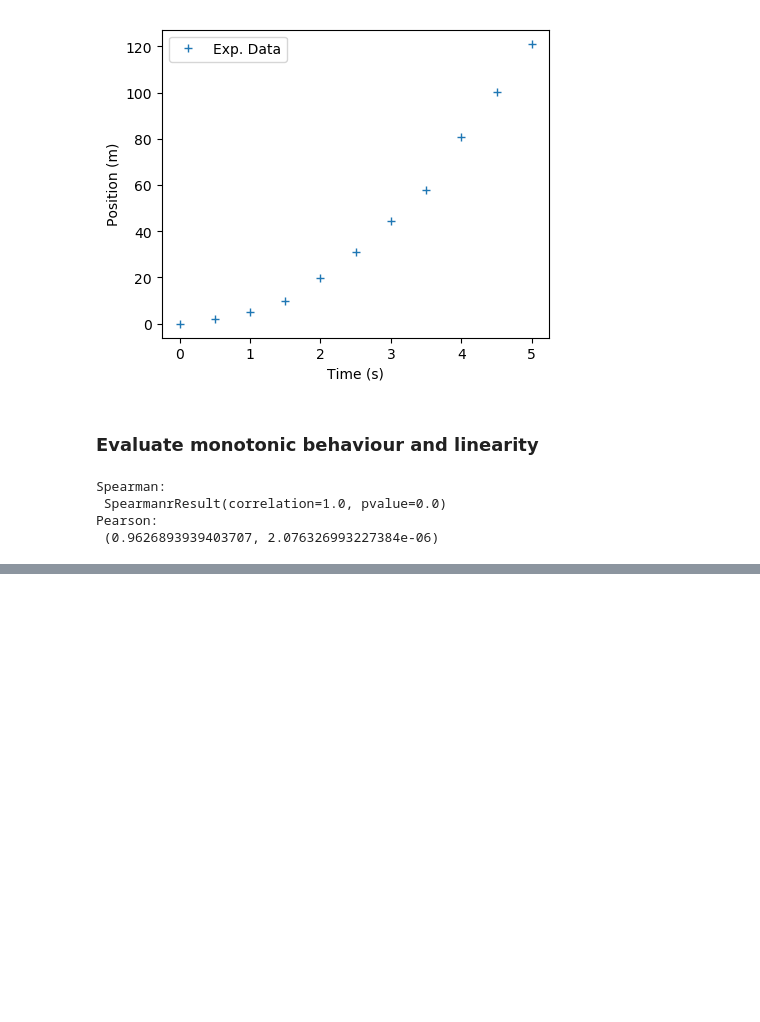
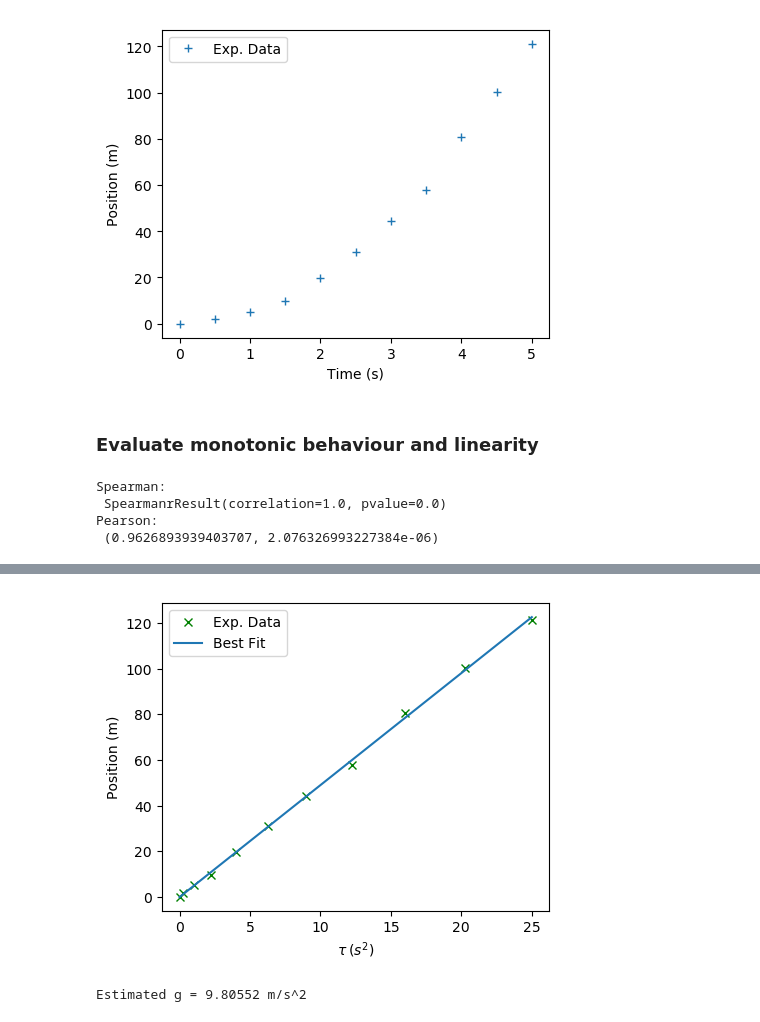
Before and after one commit to wbandabarragan/computational-physics-1, a Jupyter notebook: unit-1/problem-105.ipynb, the cells around one changed output, grey strips where cells are left out. Drawn from its saved outputs; the diff is of its cells as text; code cells hidden in the pictures; blank space fills up the shorter version.

```diff
--- a/unit-1/problem-105.ipynb
+++ b/unit-1/problem-105.ipynb
@@ -60,0 +170,12 @@ Pearson:
+# %%
+# Define new fitting model
+
+def fit_line(x_values, alpha):
+    """
+    Parabolic function with 1 free parameter (alpha)
+    Inputs: x_values are time values, alpha = free param.
+    Output: y_values are distance values
+    """
+    y_values = alpha*x_values
+
+    return y_values
@@ -61,3 +194,30 @@ Pearson:
+# %%
+# Use the result to define the new fitted Y values
+
+position_fit2 = fit_line(tau, *coef2)
+# %%
+# Plotting
+
+# Create a figure environment
+
+fig = plt.figure(figsize = (5,4))
+
+plt.plot(tau, position, linestyle = " ", color = "green",\
+         marker = "x", label = "Exp. Data")
+plt.plot(tau, position_fit2, linestyle = "-", label = "Best Fit")
+
+plt.xlabel(r"$\tau\:(s^2)$")
+plt.ylabel("Position (m)")
+
+plt.legend()
+
+plt.show()
+# %% [output]
+[figure, added]
+# %%
+print("Estimated g = %.5f m/s^2" % (2*coef2[0]))
+# %% [output]
+Estimated g = 9.80552 m/s^2
 # %% [markdown]
 ## 2. Pendulum experiment
 
```
Also changed, not shown: parts of 27 cells of this notebook, 1 other file.
